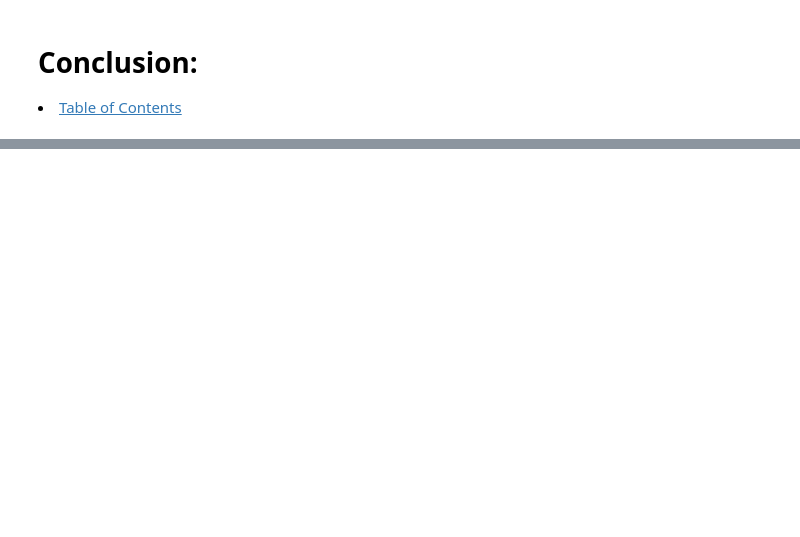
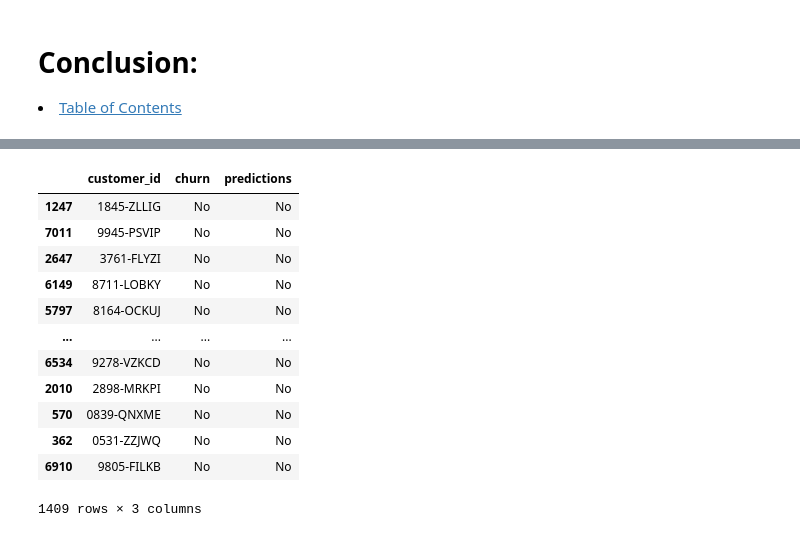
Before and after one commit to Jared-Wood135/telco_project, a Jupyter notebook: final_report.ipynb, the cells around one changed output, grey strips where cells are left out. Saved outputs shown, nothing was run; the diff lists cells and outputs as text; code cells hidden in the pictures; blank space fills up the shorter version.

```diff
--- a/final_report.ipynb
+++ b/final_report.ipynb
@@ -129,0 +198,18 @@ presentation.top3models()
+# %%
+# Using the 'presentation.py' file...
+# Create a predictions.csv file using the best model
+presentation.pred_csv()
+# %% [output]
+|  | customer_id | churn | predictions |
+| 1247 | 1845-ZLLIG | No | No |
+| 7011 | 9945-PSVIP | No | No |
+| 2647 | 3761-FLYZI | No | No |
+| 6149 | 8711-LOBKY | No | No |
+| 5797 | 8164-OCKUJ | No | No |
+| ... | ... | ... | ... |
+| 6534 | 9278-VZKCD | No | No |
+| 2010 | 2898-MRKPI | No | No |
+| 570 | 0839-QNXME | No | No |
+| 362 | 0531-ZZJWQ | No | No |
+| 6910 | 9805-FILKB | No | No |
+1409 rows × 3 columns
```
Also changed, not shown: parts of 18 cells of this notebook, 3 other files.
